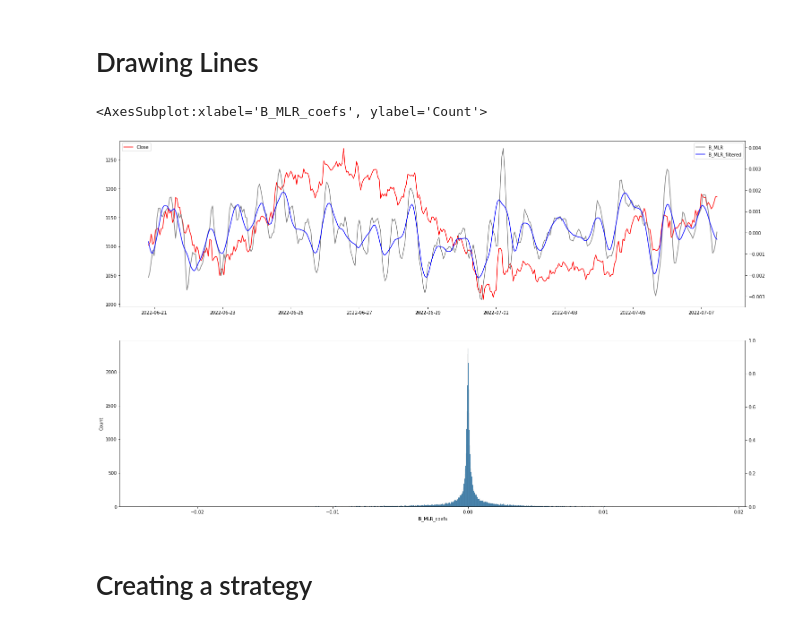
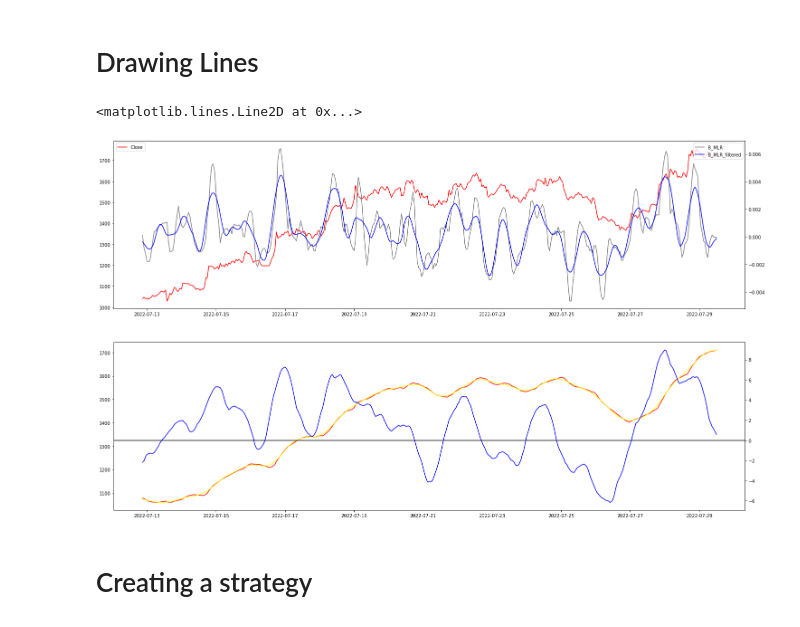
Before and after one commit to webclinic017/Trading-sandbox, a Jupyter notebook: 07_Previous_Trend_Indicators.ipynb, the cells around one changed output. Drawn from its saved outputs; the diff is of its cells as text; code cells hidden in the pictures.

```diff
--- a/07_Previous_Trend_Indicators.ipynb
+++ b/07_Previous_Trend_Indicators.ipynb
@@ -76,0 +98,3 @@ df.head()
+# %%
+df = addIndicators(df)
+df.head()
@@ -77,23 +110,31 @@ df.head()
+# %%
+df['EMA20_denoised'] = savgol_filter(df.EMA20.values, 30, 2, mode='nearest')
+df['EMA20_diff'] = df.EMA20_denoised.diff(1)
 # %% [markdown]
 # Drawing Lines
 # %%
 fig, ax_left = plt.subplots(2, figsize=(25,15))
 ax_right =[]
 
 ax_right.append(ax_left[0].twinx())
 ax_right.append(ax_left[1].twinx())
 
 ax_left[0].plot(df.Close[-400:], color='red',label='Close')
 ax_right[0].plot(df.B_MLR_coefs[-400:], color='gray',label='B_MLR')
 ax_right[0].plot(df.B_MLR_coefs_filtered[-400:], color='blue',label='B_MLR_filtered')
 ax_left[0].legend(loc="upper left")
+ax_right[0].plot(df.B_MLR_coefs[-400:], color='gray',label='B_MLR')
+ax_right[0].plot(df.B_MLR_coefs_filtered[-400:], color='blue',label='B_MLR_filtered')
 ax_right[0].legend(loc="upper right")
 
-
-sns.histplot(data=df['B_MLR_coefs'], ax = ax_left[1])
+ax_left[1].plot(df.EMA20[-400:], color='red',label='RSI')
+ax_left[1].plot(df.EMA20_denoised[-400:], color='yellow',label='EMA50_denoised')
+ax_right[1].plot(df.EMA20_diff[-400:], color='blue',label='RSI_diff')
+ax_right[1].axhline(y=0, color='black')
+#sns.histplot(data=df['B_MLR_coefs'], ax = ax_leRSIft[1])
 # %% [output]
-<AxesSubplot:xlabel='B_MLR_coefs', ylabel='Count'>
+<matplotlib.lines.Line2D at 0x...>
-[figure, old version]
+[figure, new version]
 # %% [markdown]
 # Creating a strategy
 # %%
```
Also changed, not shown: parts of 4 cells of this notebook, 3 other files.
